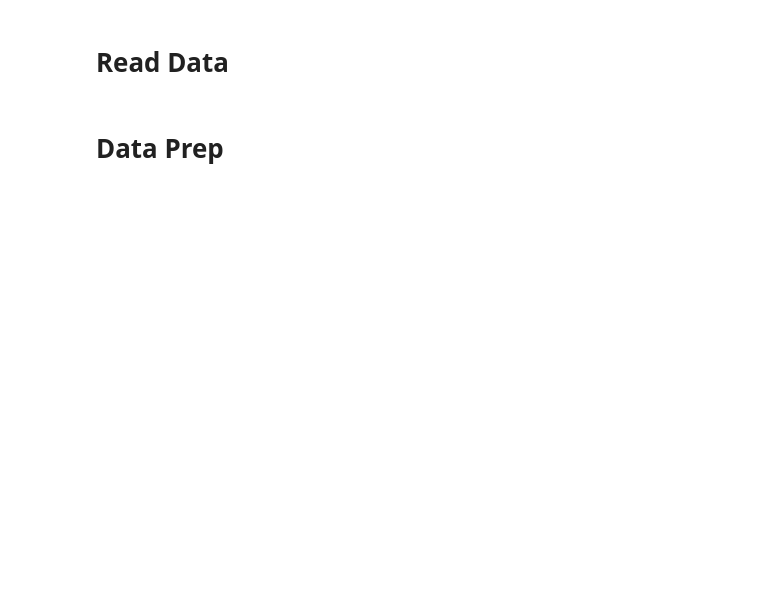
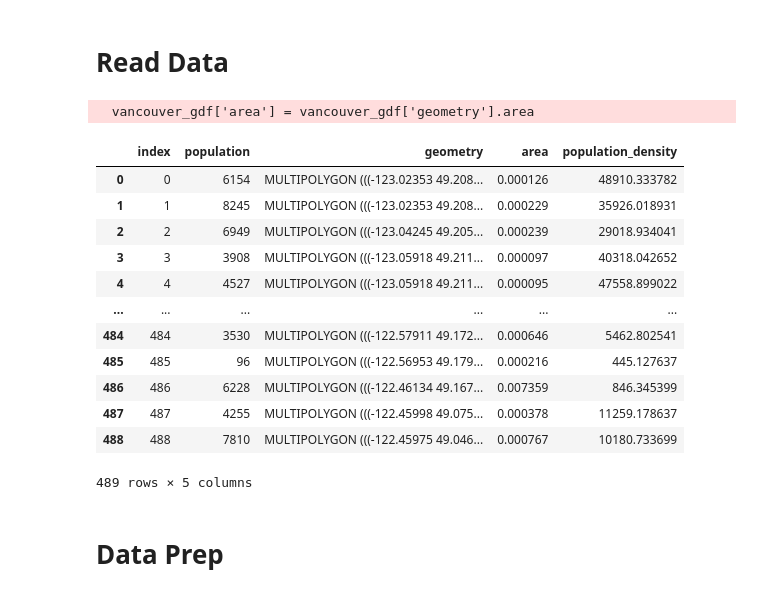
Before and after one commit to Rauf00/population_analysis, a Jupyter notebook: project.ipynb, the cells around one changed output. Drawn from its saved outputs; the diff is of its cells as text; code cells hidden in the pictures; blank space fills up the shorter version.

```diff
--- a/project.ipynb
+++ b/project.ipynb
@@ -14,12 +16,37 @@ from sklearn.model_selection import train_test_split
 # %%
 vancouver_all_data = gpd.read_file('VancouverAllData.geojson')
 vancouver_gdf = gpd.GeoDataFrame({'population':vancouver_all_data['pop'], 'geometry':vancouver_all_data['geometry']})
 vancouver_gdf = vancouver_gdf.reset_index()
+vancouver_gdf['population'] = pd.to_numeric(vancouver_gdf['population'])
 
 osm_data = pd.read_json('osm/amenities-vancouver.json.gz', lines=True, compression='gzip')
 osm_data['geometry'] = list(zip(osm_data['lon'],osm_data['lat']))
 osm_data['geometry'] = osm_data['geometry'].apply(Point)
 osm_gdf = gpd.GeoDataFrame({'amenity':osm_data['amenity'], 'geometry':osm_data['geometry']}, geometry='geometry', crs=vancouver_gdf.crs)
+vancouver_gdf['area'] = vancouver_gdf['geometry'].area
+vancouver_gdf['population_density'] = vancouver_gdf['population'] / (vancouver_gdf['area'] * 1000)
+vancouver_gdf
+# we did this to verify that .explode and .area compute the same area
+# vancouver_gdf_explode = vancouver_gdf.explode('geometry')
+# vancouver_gdf_explode
+# vancouver_gdf_explode['area'] = vancouver_gdf_explode['geometry'].area
+# vancouver_gdf_explode
+# vancouver_gdf.max()
+# %% [output]
+  vancouver_gdf['area'] = vancouver_gdf['geometry'].area
+|  | index | population | geometry | area | population_density |
+| 0 | 0 | 6154 | MULTIPOLYGON (((-123.02353 49.208... | 0.000126 | 48910.333782 |
+| 1 | 1 | 8245 | MULTIPOLYGON (((-123.02353 49.208... | 0.000229 | 35926.018931 |
+| 2 | 2 | 6949 | MULTIPOLYGON (((-123.04245 49.205... | 0.000239 | 29018.934041 |
+| 3 | 3 | 3908 | MULTIPOLYGON (((-123.05918 49.211... | 0.000097 | 40318.042652 |
+| 4 | 4 | 4527 | MULTIPOLYGON (((-123.05918 49.211... | 0.000095 | 47558.899022 |
+| ... | ... | ... | ... | ... | ... |
+| 484 | 484 | 3530 | MULTIPOLYGON (((-122.57911 49.172... | 0.000646 | 5462.802541 |
+| 485 | 485 | 96 | MULTIPOLYGON (((-122.56953 49.179... | 0.000216 | 445.127637 |
+| 486 | 486 | 6228 | MULTIPOLYGON (((-122.46134 49.167... | 0.007359 | 846.345399 |
+| 487 | 487 | 4255 | MULTIPOLYGON (((-122.45998 49.075... | 0.000378 | 11259.178637 |
+| 488 | 488 | 7810 | MULTIPOLYGON (((-122.45975 49.046... | 0.000767 | 10180.733699 |
+489 rows × 5 columns
 # %% [markdown]
 # Data Prep
 # %%
```
Also changed, not shown: parts of 8 cells of this notebook.
